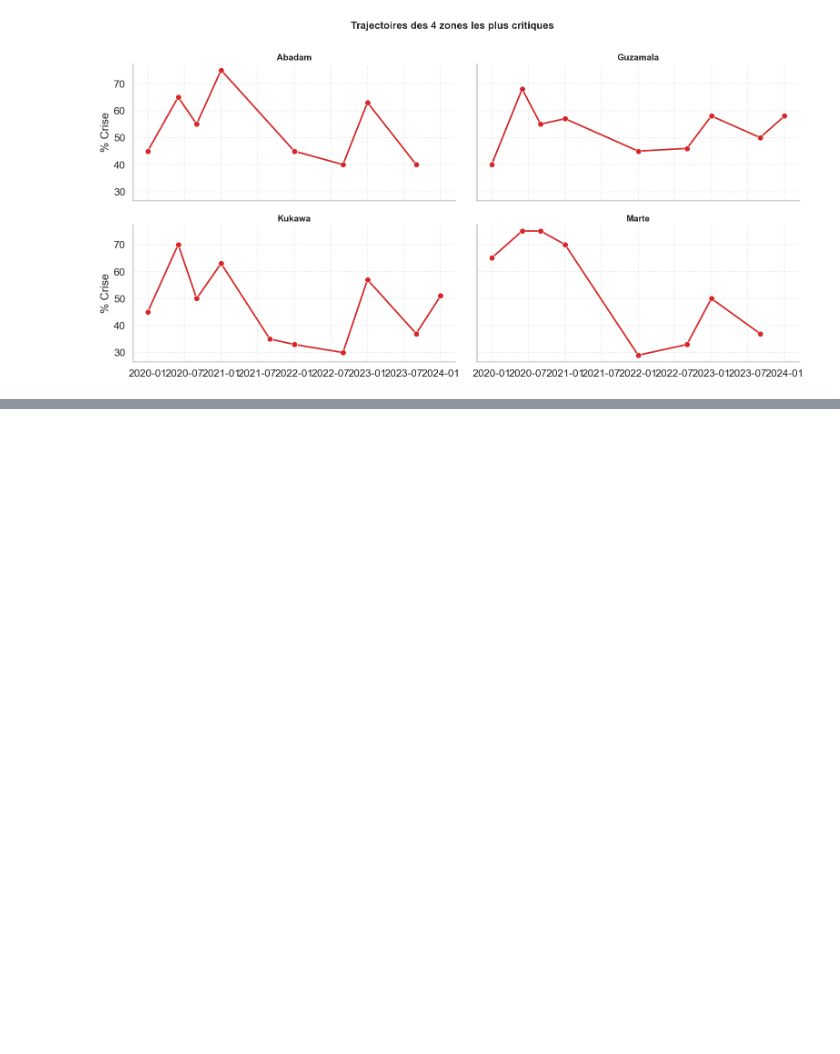
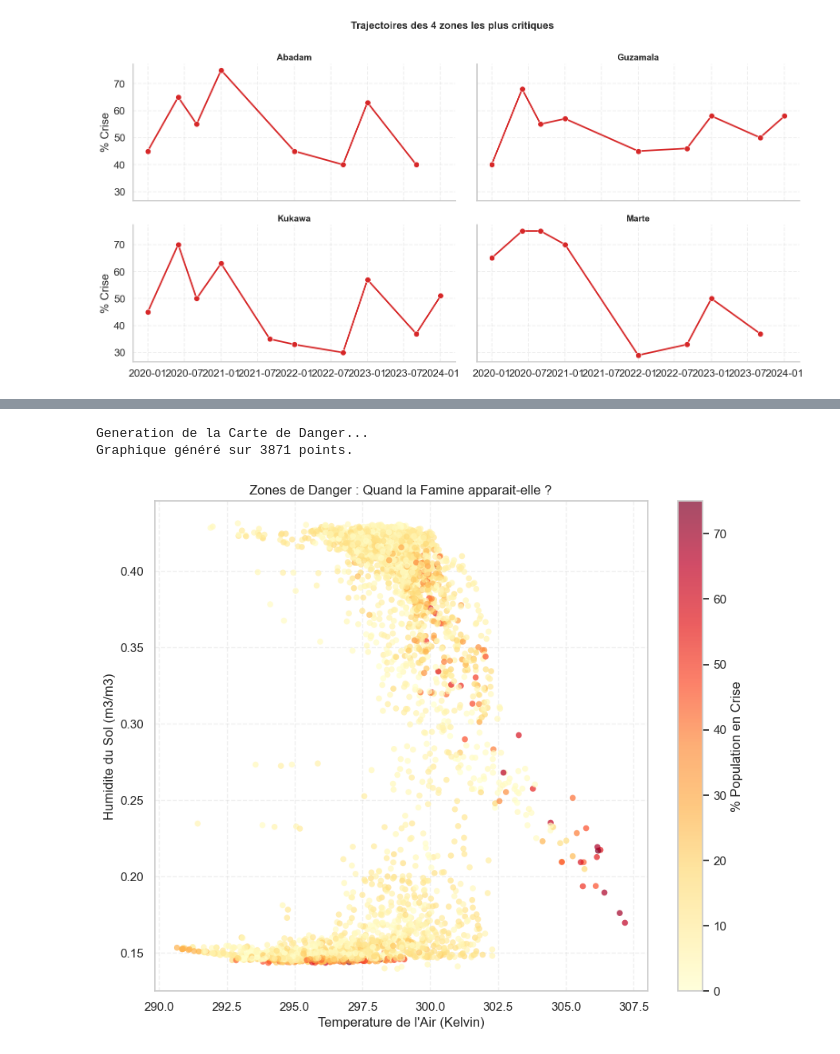
Before and after one commit to tnourlyn/Projet-de-Statapp---WFP-, a Jupyter notebook: notebooks/01_NASA_exp_draft.ipynb, the cells around one changed output, grey strips where cells are left out. Drawn from its saved outputs; the diff is of its cells as text; code cells hidden in the pictures; blank space fills up the shorter version.

```diff
--- a/notebooks/01_NASA_exp_draft.ipynb
+++ b/notebooks/01_NASA_exp_draft.ipynb
@@ -414,0 +486,36 @@ Generation du Focus Regional (Top 4)...
+# %%
+# ==============================================================================
+# VISUALISATION 2 : LA CARTE DE DANGER (Stress Thermique)
+# ==============================================================================
+print("\nGeneration de la Carte de Danger...")
+
+# 1. On nettoie d'abord les lignes sans données de famine
+df_clean = df_viz.dropna(subset=['Famine (%)'])
+
+# 2. Échantillonnage intelligent (Maximum 5000, ou tout si moins)
+n_samples = min(5000, len(df_clean))
+subset = df_clean.sample(n=n_samples, random_state=42)
+
+print(f"Graphique généré sur {len(subset)} points.")
+
+plt.figure(figsize=(10, 8))
+points = plt.scatter(
+    x=subset['Temperature Air (K)'],
+    y=subset['Humidite Sol (0-10cm)'],
+    c=subset['Famine (%)'],
+    cmap='YlOrRd', # Jaune = Calme, Rouge = Crise
+    s=30,          # Points un peu plus gros pour mieux voir
+    alpha=0.7,
+    edgecolors='none'
+)
+
+plt.colorbar(points, label='% Population en Crise')
+plt.xlabel('Temperature de l\'Air (Kelvin)')
+plt.ylabel('Humidite du Sol (m3/m3)')
+plt.title('Zones de Danger : Quand la Famine apparait-elle ?')
+plt.grid(True, linestyle='--', alpha=0.3)
+plt.show()
+# %% [output]
+Generation de la Carte de Danger...
+Graphique généré sur 3871 points.
+[figure, added]
```
Also changed, not shown: parts of 9 cells of this notebook.
